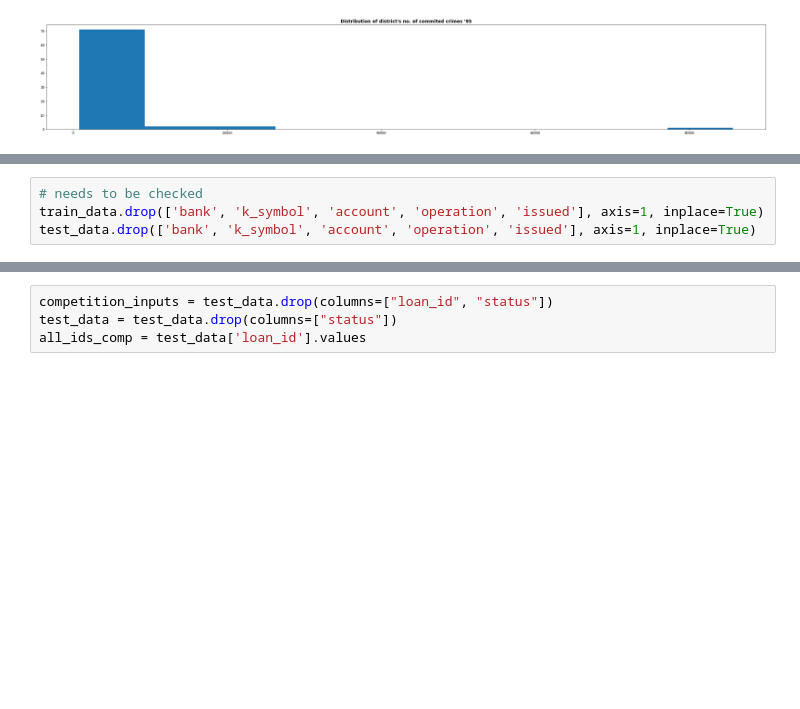
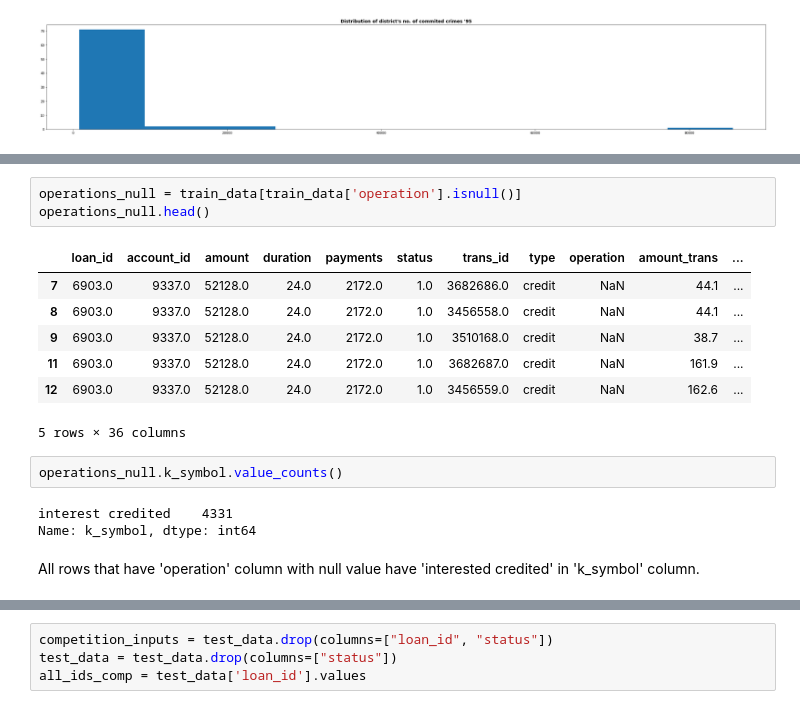
Before and after one commit to GustavoSena/AC-FEUP, a Jupyter notebook: LoadDataset.ipynb, the cells around one changed output, grey strips where cells are left out. Drawn from its saved outputs; the diff is of its cells as text; blank space fills up the shorter version.

```diff
--- a/LoadDataset.ipynb
+++ b/LoadDataset.ipynb
@@ -250,9 +256,23 @@ withdrawal in cash      996
 Name: type, dtype: int64
 Null values: 0
+# %%
+operations_null = train_data[train_data['operation'].isnull()]
+operations_null.head()
+# %% [output]
+|  | loan_id | account_id | amount | duration | payments | status | trans_id | type | operation | amount_trans | ... |
+| 7 | 6903.0 | 9337.0 | 52128.0 | 24.0 | 2172.0 | 1.0 | 3682686.0 | credit | NaN | 44.1 | ... |
+| 8 | 6903.0 | 9337.0 | 52128.0 | 24.0 | 2172.0 | 1.0 | 3456558.0 | credit | NaN | 44.1 | ... |
+| 9 | 6903.0 | 9337.0 | 52128.0 | 24.0 | 2172.0 | 1.0 | 3510168.0 | credit | NaN | 38.7 | ... |
+| 11 | 6903.0 | 9337.0 | 52128.0 | 24.0 | 2172.0 | 1.0 | 3682687.0 | credit | NaN | 161.9 | ... |
+| 12 | 6903.0 | 9337.0 | 52128.0 | 24.0 | 2172.0 | 1.0 | 3456559.0 | credit | NaN | 162.6 | ... |
+5 rows × 36 columns
 # %%
-# needs to be checked
-train_data.drop(['bank', 'k_symbol', 'account', 'operation', 'issued'], axis=1, inplace=True)
-test_data.drop(['bank', 'k_symbol', 'account', 'operation', 'issued'], axis=1, inplace=True)
+operations_null.k_symbol.value_counts()
+# %% [output]
+interest credited    4331
+Name: k_symbol, dtype: int64
+# %% [markdown]
+All rows that have 'operation' column with null value have 'interested credited' in 'k_symbol' column.
 # %%
 train_data.info()
 # %% [output]
```
Also changed, not shown: parts of 25 cells of this notebook.
